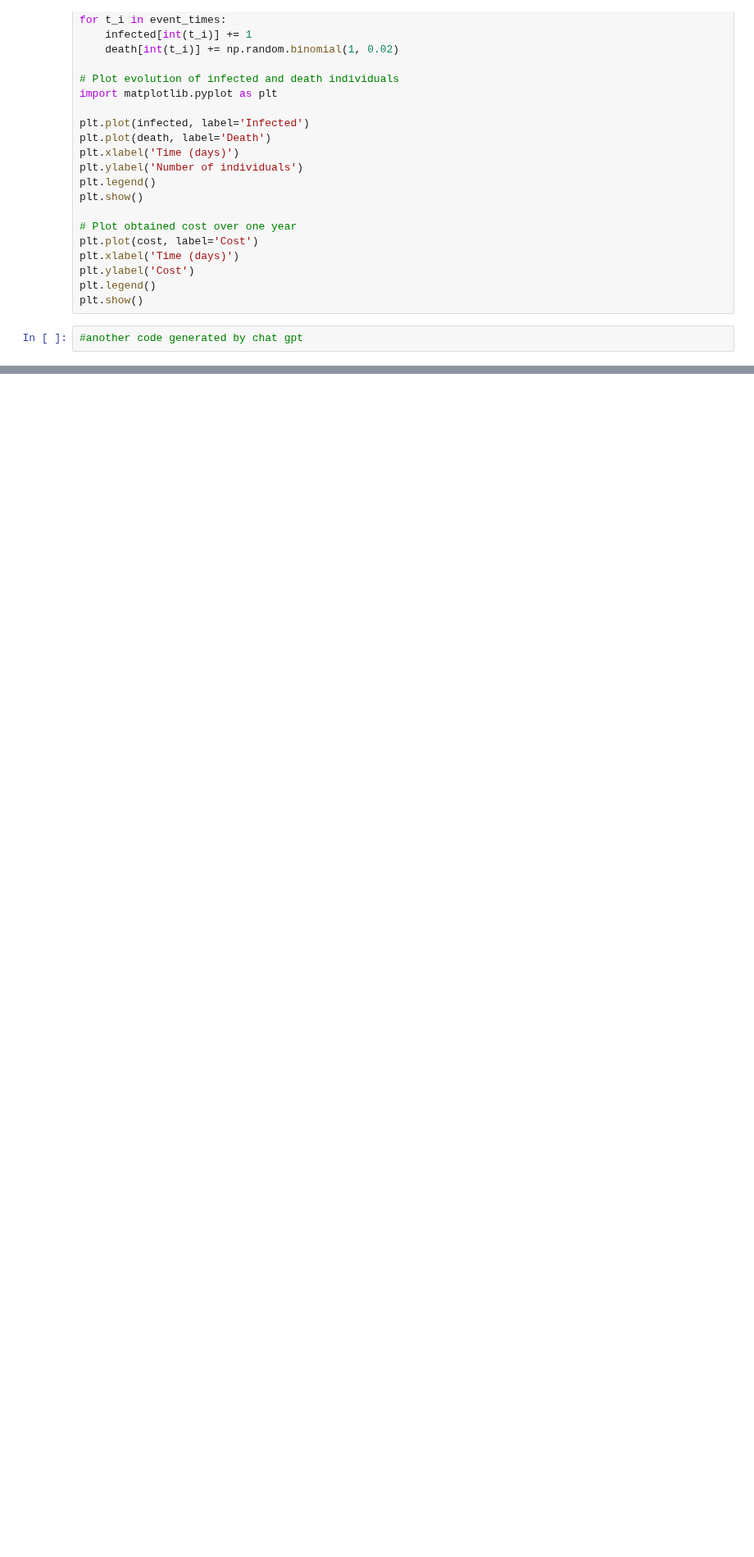
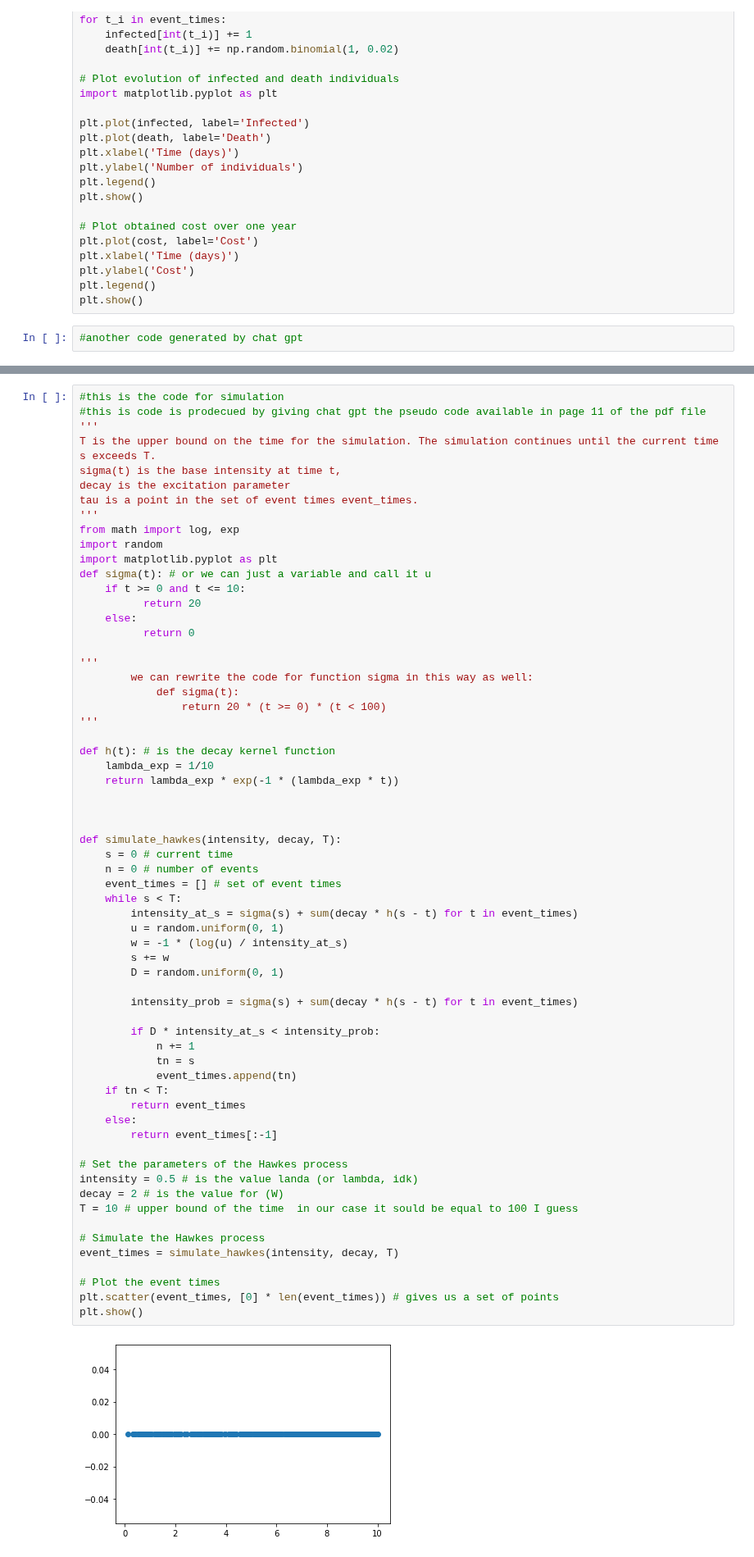
Before and after one commit to DrDoof14/Computer-AidedSimulationsLab, a Jupyter notebook: 16/lab16.ipynb, the cells around one changed output, grey strips where cells are left out. Shown at 82% size. Cells and saved outputs as stored; diff of their text form; blank space fills up the shorter version.

```diff
--- a/16/lab16.ipynb
+++ b/16/lab16.ipynb
@@ -306,0 +419,65 @@ plt.show()
+# %%
+#this is the code for simulation
+#this is code is prodecued by giving chat gpt the pseudo code available in page 11 of the pdf file
+'''
+T is the upper bound on the time for the simulation. The simulation continues until the current time s exceeds T.
+sigma(t) is the base intensity at time t,
+decay is the excitation parameter
+tau is a point in the set of event times event_times.
+'''
+from math import log, exp
+import random
+import matplotlib.pyplot as plt
+def sigma(t): # or we can just a variable and call it u
+    if t >= 0 and t <= 10:
+          return 20
+    else:
+          return 0
+
+'''
+        we can rewrite the code for function sigma in this way as well:
+            def sigma(t):
+                return 20 * (t >= 0) * (t < 100)
+'''
+
+def h(t): # is the decay kernel function
+    lambda_exp = 1/10
+    return lambda_exp * exp(-1 * (lambda_exp * t))
+
+
+
+def simulate_hawkes(intensity, decay, T):
+    s = 0 # current time
+    n = 0 # number of events
+    event_times = [] # set of event times
+    while s < T:
+        intensity_at_s = sigma(s) + sum(decay * h(s - t) for t in event_times)
+        u = random.uniform(0, 1)
+        w = -1 * (log(u) / intensity_at_s)
+        s += w
+        D = random.uniform(0, 1)
+
+        intensity_prob = sigma(s) + sum(decay * h(s - t) for t in event_times)
+
+        if D * intensity_at_s < intensity_prob:
+            n += 1
+            tn = s
+            event_times.append(tn)
+    if tn < T:
+        return event_times
+    else:
+        return event_times[:-1]
+
+# Set the parameters of the Hawkes process
+intensity = 0.5 # is the value landa (or lambda, idk)
+decay = 2 # is the value for (W)
+T = 10 # upper bound of the time  in our case it sould be equal to 100 I guess
+
+# Simulate the Hawkes process
+event_times = simulate_hawkes(intensity, decay, T)
+
+# Plot the event times
+plt.scatter(event_times, [0] * len(event_times)) # gives us a set of points
+plt.show()
+# %% [output]
+[figure, added]
```
Also changed, not shown: parts of 14 cells of this notebook.
